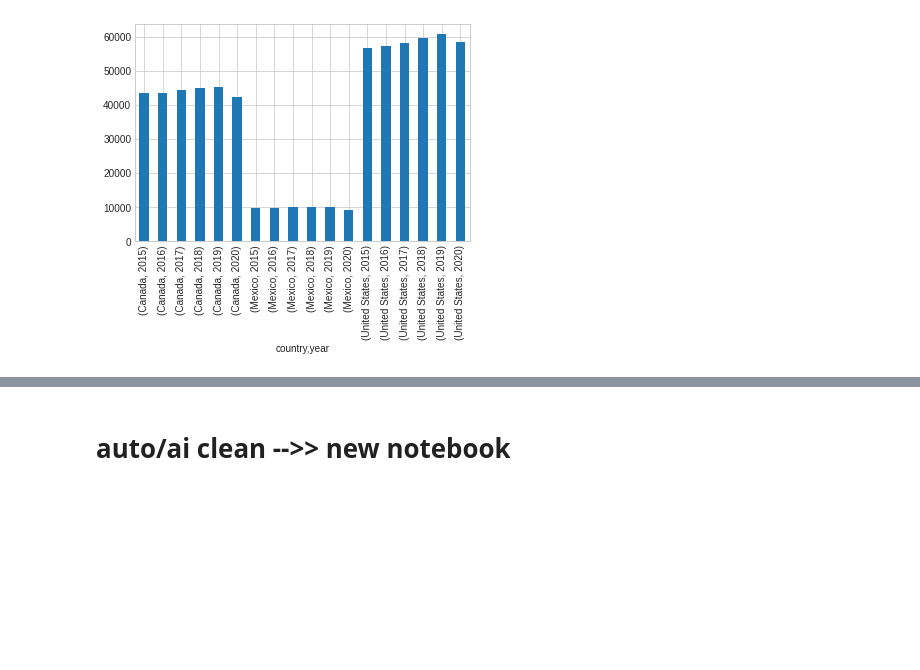
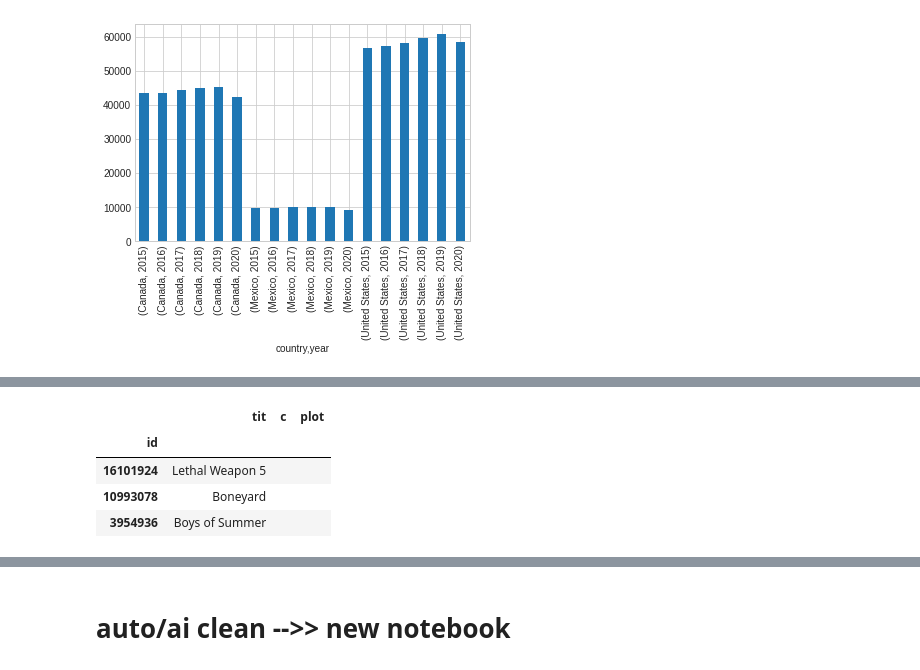
Before and after one commit to theaok/datManPy, a Jupyter notebook: pandas.ipynb, the cells around one changed output, grey strips where cells are left out. Saved outputs shown, nothing was run; the diff lists cells and outputs as text; code cells hidden in the pictures; blank space fills up the shorter version.

```diff
--- a/pandas.ipynb
+++ b/pandas.ipynb
@@ -2013,0 +2223,8 @@ ax=dat['NY.GDP.PCAP.KD'].plot(kind="bar")
+# %%
+df.head(3) #ok back to our data
+# %% [output]
+|  | tit | c | plot |
+| id |  |  |  |
+| 16101924 | Lethal Weapon 5 |  |  |
+| 10993078 | Boneyard |  |  |
+| 3954936 | Boys of Summer |  |  |
```
Also changed, not shown: parts of 25 cells of this notebook.
